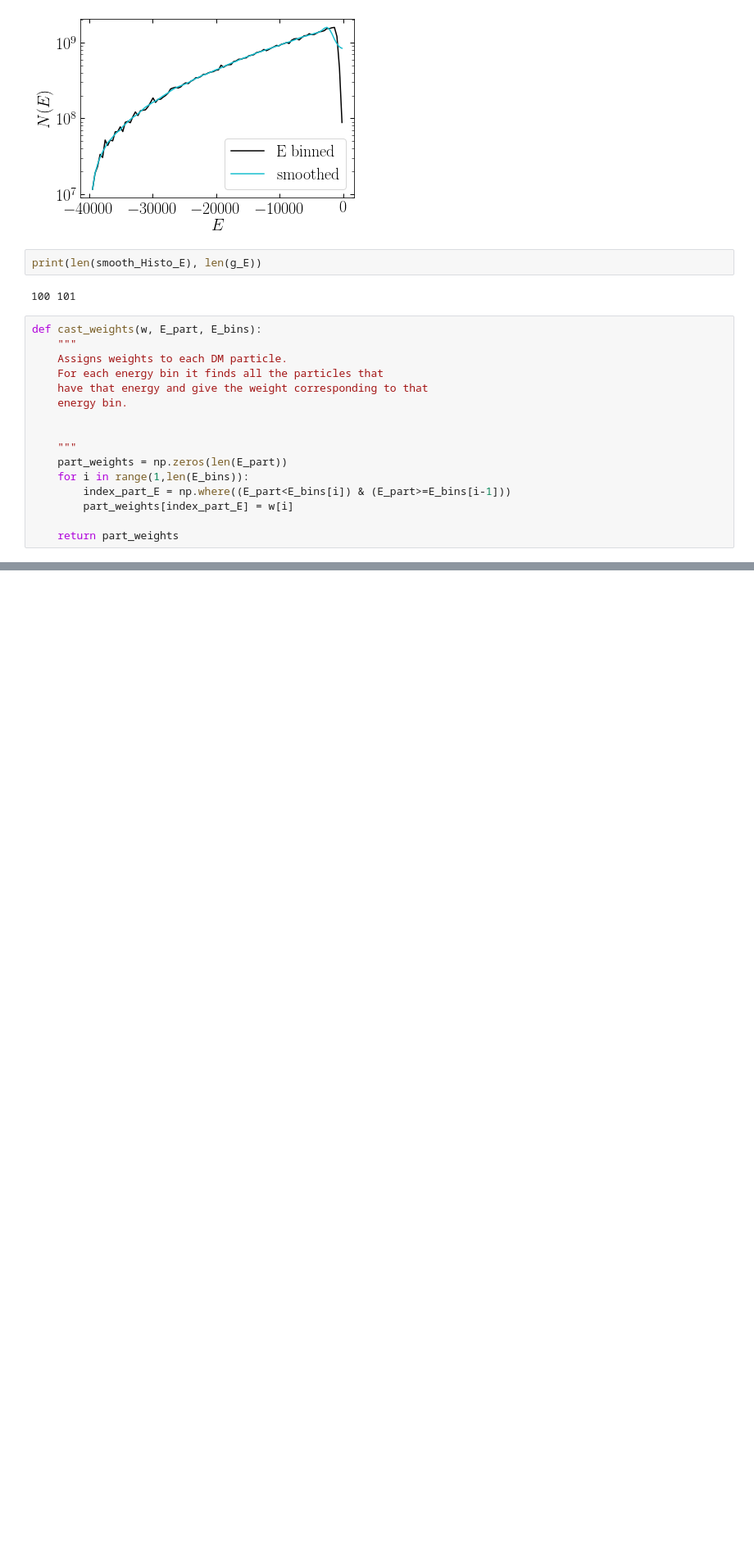
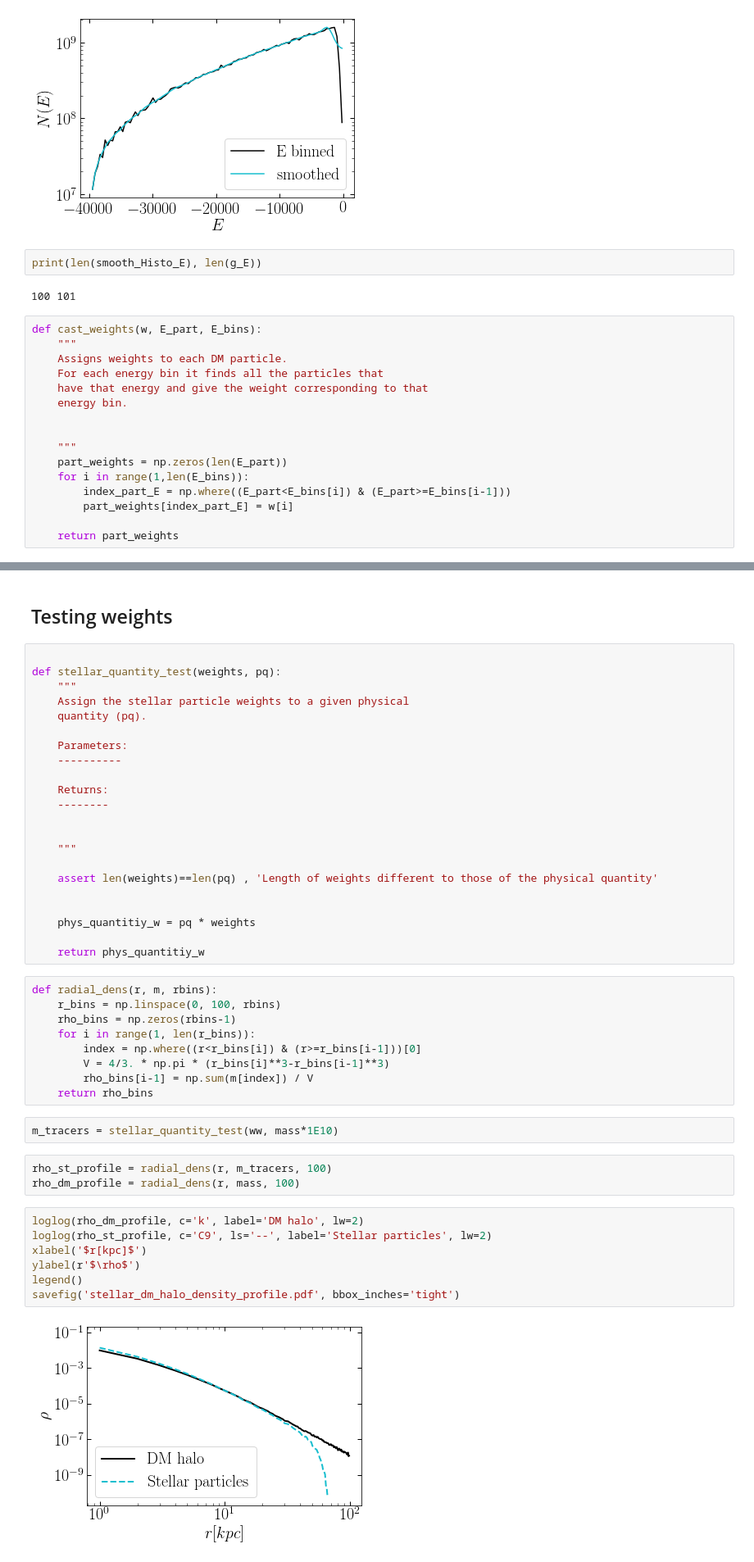
Before and after one commit to chervs/tracers_triaxial, a Jupyter notebook: test_Stracers.ipynb, the cells around one changed output, grey strips where cells are left out. Shown at 82% size. Saved outputs shown, nothing was run; the diff lists cells and outputs as text; blank space fills up the shorter version.

Commit message:
testing the radial density profile

```diff
--- a/test_Stracers.ipynb
+++ b/test_Stracers.ipynb
@@ -598,0 +599,47 @@ hist(ww)
+# %% [markdown]
+## Testing weights
+# %%
+
+def stellar_quantity_test(weights, pq):
+    """
+    Assign the stellar particle weights to a given physical
+    quantity (pq).
+
+    Parameters:
+    ----------
+
+    Returns:
+    --------
+
+
+    """
+
+    assert len(weights)==len(pq) , 'Length of weights different to those of the physical quantity'
+
+
+    phys_quantitiy_w = pq * weights
+
+    return phys_quantitiy_w
+# %%
+def radial_dens(r, m, rbins):
+    r_bins = np.linspace(0, 100, rbins)
+    rho_bins = np.zeros(rbins-1)
+    for i in range(1, len(r_bins)):
+        index = np.where((r<r_bins[i]) & (r>=r_bins[i-1]))[0]
+        V = 4/3. * np.pi * (r_bins[i]**3-r_bins[i-1]**3)
+        rho_bins[i-1] = np.sum(m[index]) / V
+    return rho_bins
+# %%
+m_tracers = stellar_quantity_test(ww, mass*1E10)
+# %%
+rho_st_profile = radial_dens(r, m_tracers, 100)
+rho_dm_profile = radial_dens(r, mass, 100)
+# %%
+loglog(rho_dm_profile, c='k', label='DM halo', lw=2)
+loglog(rho_st_profile, c='C9', ls='--', label='Stellar particles', lw=2)
+xlabel('$r[kpc]$')
+ylabel(r'$\rho$')
+legend()
+savefig('stellar_dm_halo_density_profile.pdf', bbox_inches='tight')
+# %% [output]
+[figure, added]
```
Also changed, not shown: parts of 9 cells of this notebook.
